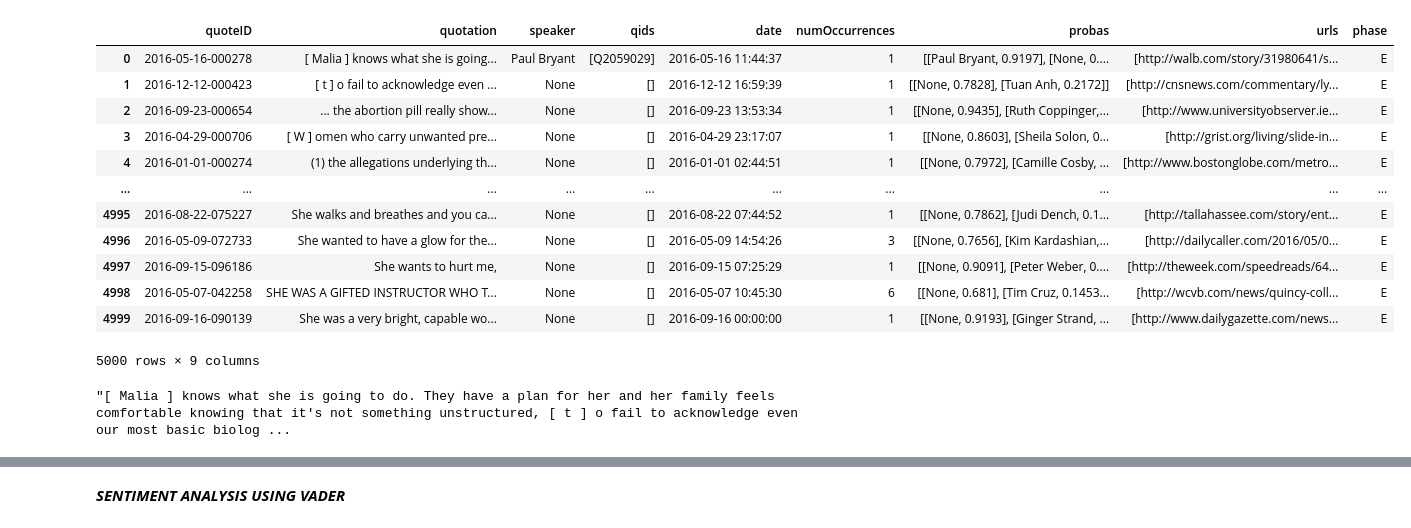
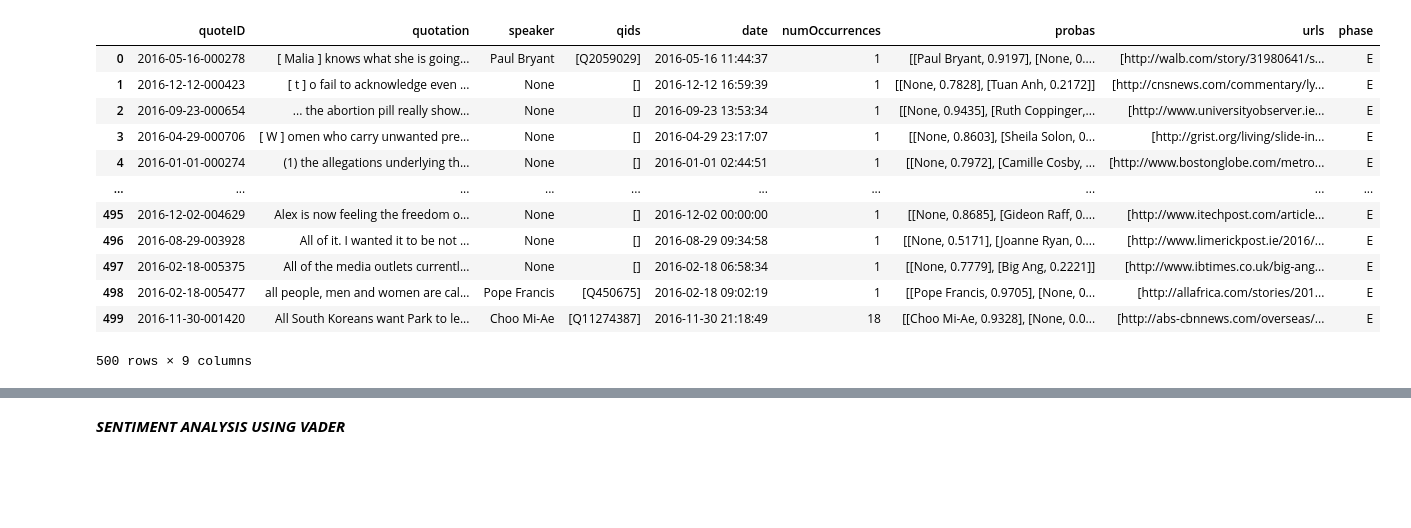
Before and after one commit to epfl-ada/ada-2021-project-adacadabras, a Jupyter notebook: topic_extraction.ipynb, the cells around one changed output, grey strips where cells are left out. Drawn from its saved outputs; the diff is of its cells as text; code cells hidden in the pictures; blank space fills up the shorter version.

```diff
--- a/topic_extraction.ipynb
+++ b/topic_extraction.ipynb
@@ -1,43 +1,47 @@
 # %%
 import spacy, nltk, gensim, sklearn
 import pandas as pd
+# %%
+def create_corpus(quotes):
+    #Putting all the quotes in one corpus
+    text = ""
+
+    for quote in quotes:
+        text = text + ' ' + quote
+
+    #Removing the new lines
+    text = " ".join(text.split())
+    return text
 # %%
 year = 2016 # available: from 2015 to 2020
 PATH_DATA = './data/data_nlp/'
 QUOTES_FILE = PATH_DATA + f'quotes-{year}-filtered.json.bz2'
-CHUNK_SIZE = 5000
+CHUNK_SIZE = 500
 
 reader = pd.read_json(QUOTES_FILE, lines=True, compression='bz2', chunksize=CHUNK_SIZE, typ='frame')
 
+chunks = [] #utile pour plus loins quand on fait le feature extraction
+i=0
 for chunk in reader:
     df_0 = chunk
-    break
+    chunks.append(create_corpus(df_0.quotation))
+    '''i = i+1
+    if i == 1:
+        break'''
 df_0
 # %% [output]
 |  | quoteID | quotation | speaker | qids | date | numOccurrences | probas | urls | phase |
 | 0 | 2016-05-16-000278 | [ Malia ] knows what she is going... | Paul Bryant | [Q2059029] | 2016-05-16 11:44:37 | 1 | [[Paul Bryant, 0.9197], [None, 0.... | [http://walb.com/story/31980641/s... | E |
 | 1 | 2016-12-12-000423 | [ t ] o fail to acknowledge even ... | None | [] | 2016-12-12 16:59:39 | 1 | [[None, 0.7828], [Tuan Anh, 0.2172]] | [http://cnsnews.com/commentary/ly... | E |
 | 2 | 2016-09-23-000654 | ... the abortion pill really show... | None | [] | 2016-09-23 13:53:34 | 1 | [[None, 0.9435], [Ruth Coppinger,... | [http://www.universityobserver.ie... | E |
 | 3 | 2016-04-29-000706 | [ W ] omen who carry unwanted pre... | None | [] | 2016-04-29 23:17:07 | 1 | [[None, 0.8603], [Sheila Solon, 0... | [http://grist.org/living/slide-in... | E |
 | 4 | 2016-01-01-000274 | (1) the allegations underlying th... | None | [] | 2016-01-01 02:44:51 | 1 | [[None, 0.7972], [Camille Cosby, ... | [http://www.bostonglobe.com/metro... | E |
 | ... | ... | ... | ... | ... | ... | ... | ... | ... | ... |
-| 4995 | 2016-08-22-075227 | She walks and breathes and you ca... | None | [] | 2016-08-22 07:44:52 | 1 | [[None, 0.7862], [Judi Dench, 0.1... | [http://tallahassee.com/story/ent... | E |
-| 4996 | 2016-05-09-072733 | She wanted to have a glow for the... | None | [] | 2016-05-09 14:54:26 | 3 | [[None, 0.7656], [Kim Kardashian,... | [http://dailycaller.com/2016/05/0... | E |
-| 4997 | 2016-09-15-096186 | She wants to hurt me, | None | [] | 2016-09-15 07:25:29 | 1 | [[None, 0.9091], [Peter Weber, 0.... | [http://theweek.com/speedreads/64... | E |
-| 4998 | 2016-05-07-042258 | SHE WAS A GIFTED INSTRUCTOR WHO T... | None | [] | 2016-05-07 10:45:30 | 6 | [[None, 0.681], [Tim Cruz, 0.1453... | [http://wcvb.com/news/quincy-coll... | E |
-| 4999 | 2016-09-16-090139 | She was a very bright, capable wo... | None | [] | 2016-09-16 00:00:00 | 1 | [[None, 0.9193], [Ginger Strand, ... | [http://www.dailygazette.com/news... | E |
+| 495 | 2016-12-02-004629 | Alex is now feeling the freedom o... | None | [] | 2016-12-02 00:00:00 | 1 | [[None, 0.8685], [Gideon Raff, 0.... | [http://www.itechpost.com/article... | E |
+| 496 | 2016-08-29-003928 | All of it. I wanted it to be not ... | None | [] | 2016-08-29 09:34:58 | 1 | [[None, 0.5171], [Joanne Ryan, 0.... | [http://www.limerickpost.ie/2016/... | E |
+| 497 | 2016-02-18-005375 | All of the media outlets currentl... | None | [] | 2016-02-18 06:58:34 | 1 | [[None, 0.7779], [Big Ang, 0.2221]] | [http://www.ibtimes.co.uk/big-ang... | E |
+| 498 | 2016-02-18-005477 | all people, men and women are cal... | Pope Francis | [Q450675] | 2016-02-18 09:02:19 | 1 | [[Pope Francis, 0.9705], [None, 0... | [http://allafrica.com/stories/201... | E |
+| 499 | 2016-11-30-001420 | All South Koreans want Park to le... | Choo Mi-Ae | [Q11274387] | 2016-11-30 21:18:49 | 18 | [[Choo Mi-Ae, 0.9328], [None, 0.0... | [http://abs-cbnnews.com/overseas/... | E |
-5000 rows × 9 columns
+500 rows × 9 columns
-# %%
-#Putting all the quotes in one corpus
-text = ""
-
-for quote in df_0.quotation:
-    text = text + ' ' + quote
-
-#Removing the new lines
-text = " ".join(text.split())
-text[:600]
-# %% [output]
-"[ Malia ] knows what she is going to do. They have a plan for her and her family feels comfortable knowing that it's not something unstructured, [ t ] o fail to acknowledge even our most basic biolog ...
 # %%
 nlp = spacy.load('en_core_web_sm')
```
Also changed, not shown: parts of 22 cells of this notebook.
